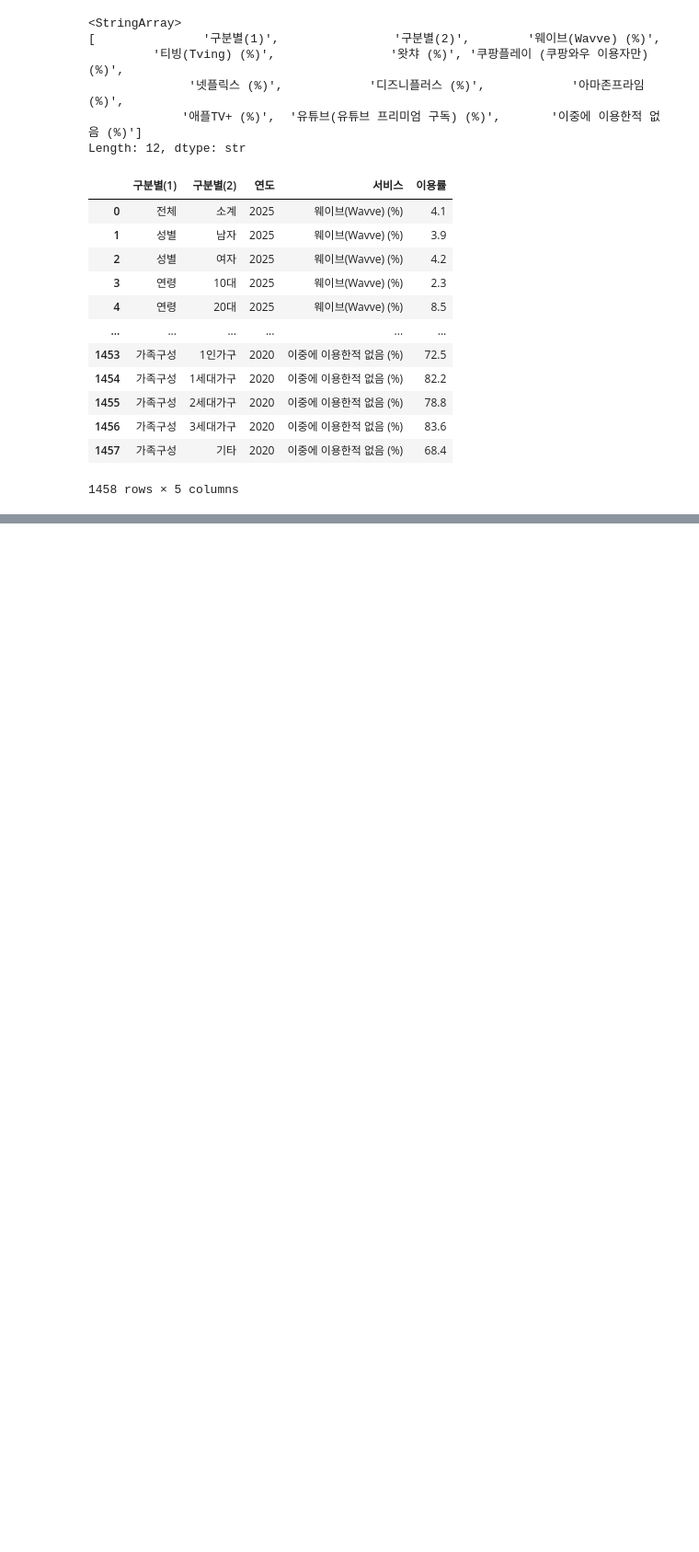
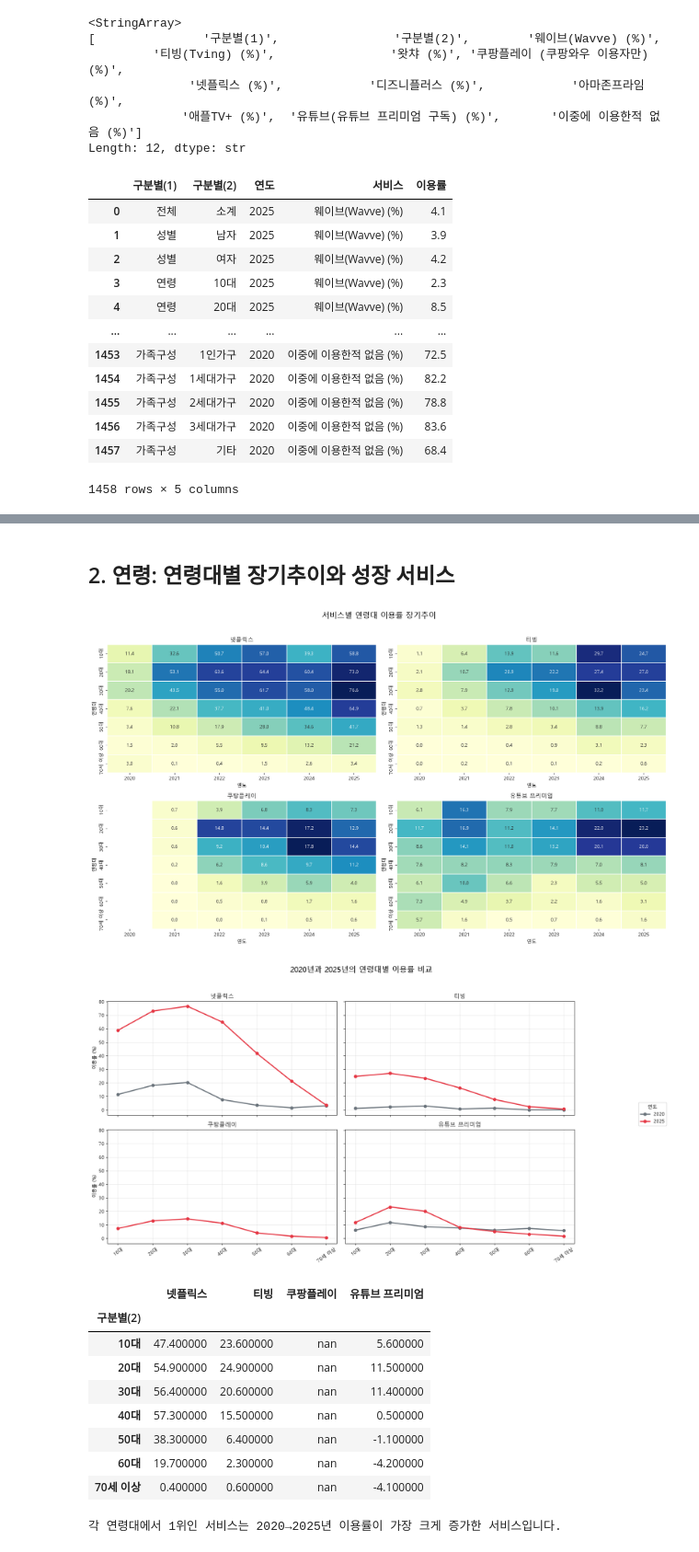
Before and after one commit to fun5307/study-with-ai-2, a Jupyter notebook: src/study_with_ai_2/Project/project.ipynb, the cells around one changed output, grey strips where cells are left out. Shown at 92% size. Drawn from its saved outputs; the diff is of its cells as text; code cells hidden in the pictures; blank space fills up the shorter version.

```diff
--- a/src/study_with_ai_2/Project/project.ipynb
+++ b/src/study_with_ai_2/Project/project.ipynb
@@ -141,0 +314,63 @@ plot_yearly_services(overseas_services, "해외 OTT 서비스 연간 이용률
+# %% [markdown]
+## 2. 연령: 연령대별 장기추이와 성장 서비스
+# %%
+age_categories = ["10대", "20대", "30대", "40대", "50대", "60대", "70세 이상"]
+
+# 각 서비스의 연령대별 이용률 변화를 heatmap으로 확인
+# fig, axes = plt.subplots(2, 3, figsize=(17, 10))
+fig, axes = plt.subplots(2, 2, figsize=(17, 10))
+
+for ax, (service_name, keyword) in zip(axes.flat, analysis_services.items()):
+    table = demographic_service_data("연령", age_categories, keyword)
+    sns.heatmap(table, ax=ax, annot=True, fmt=".1f", cmap="YlGnBu",
+                linewidths=0.3, cbar=False)
+    ax.set_title(service_name)
+    ax.set_xlabel("연도")
+    ax.set_ylabel("연령대")
+
+fig.suptitle("서비스별 연령대 이용률 장기추이", fontsize=16)
+plt.tight_layout(rect=[0, 0, 1, 0.96])
+plt.show()
+
+# 2020년과 2025년의 연령 프로필을 직접 비교
+# fig, axes = plt.subplots(2, 3, figsize=(16, 9), sharex=True, sharey=True)
+fig, axes = plt.subplots(2, 2, figsize=(16, 9), sharex=True, sharey=True)
+
+for ax, (service_name, keyword) in zip(axes.flat, analysis_services.items()):
+    table = demographic_service_data("연령", age_categories, keyword)
+    for year, color in [(analysis_years[0], "#6C757D"), (analysis_years[-1], "#E63946")]:
+        ax.plot(age_categories, table[year], marker="o", linewidth=2.3, color=color, label=year)
+    ax.set_title(service_name)
+    ax.tick_params(axis="x", rotation=35)
+    ax.grid(alpha=0.3)
+
+axes[0, 0].set_ylabel("이용률 (%)")
+axes[1, 0].set_ylabel("이용률 (%)")
+handles, labels = axes[0, 0].get_legend_handles_labels()
+fig.legend(handles, labels, title="연도", loc="center left", bbox_to_anchor=(1, 0.5))
+fig.suptitle("2020년과 2025년의 연령대별 이용률 비교", fontsize=16)
+plt.tight_layout(rect=[0, 0, 0.9, 0.95])
+plt.show()
+
+# 연령대마다 2020→2025년 증감폭이 가장 큰 서비스를 순위로 확인
+age_growth = pd.DataFrame({
+    service_name: first_last_change(demographic_service_data("연령", age_categories, keyword))
+    for service_name, keyword in analysis_services.items()
+})
+age_growth_rank = age_growth.rank(axis=1, ascending=False, method="min").astype("Int64")
+display(age_growth.round(1).style.background_gradient(cmap="RdYlGn", axis=None))
+print("각 연령대에서 1위인 서비스는 2020→2025년 이용률이 가장 크게 증가한 서비스입니다.")
+# display(age_growth_rank)
+# %% [output]
+[figure, added]
+[figure, added]
+|  | 넷플릭스 | 티빙 | 쿠팡플레이 | 유튜브 프리미엄 |
+| 구분별(2) |  |  |  |  |
+| 10대 | 47.400000 | 23.600000 | nan | 5.600000 |
+| 20대 | 54.900000 | 24.900000 | nan | 11.500000 |
+| 30대 | 56.400000 | 20.600000 | nan | 11.400000 |
+| 40대 | 57.300000 | 15.500000 | nan | 0.500000 |
+| 50대 | 38.300000 | 6.400000 | nan | -1.100000 |
+| 60대 | 19.700000 | 2.300000 | nan | -4.200000 |
+| 70세 이상 | 0.400000 | 0.600000 | nan | -4.100000 |
+각 연령대에서 1위인 서비스는 2020→2025년 이용률이 가장 크게 증가한 서비스입니다.
```
Also changed, not shown: parts of 31 cells of this notebook, 5 other files.
